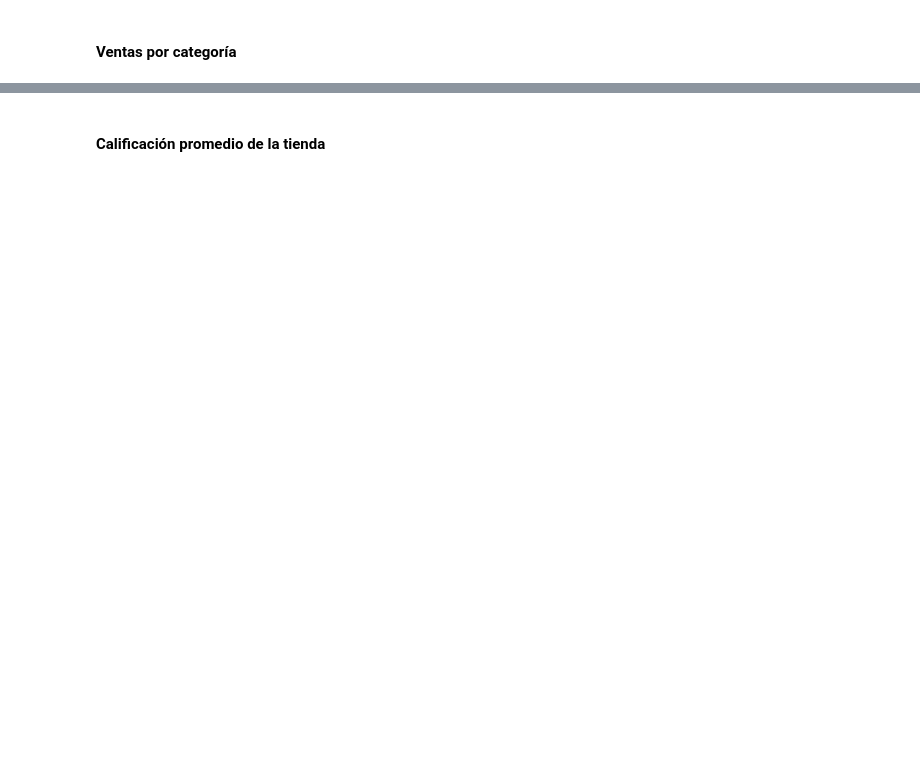
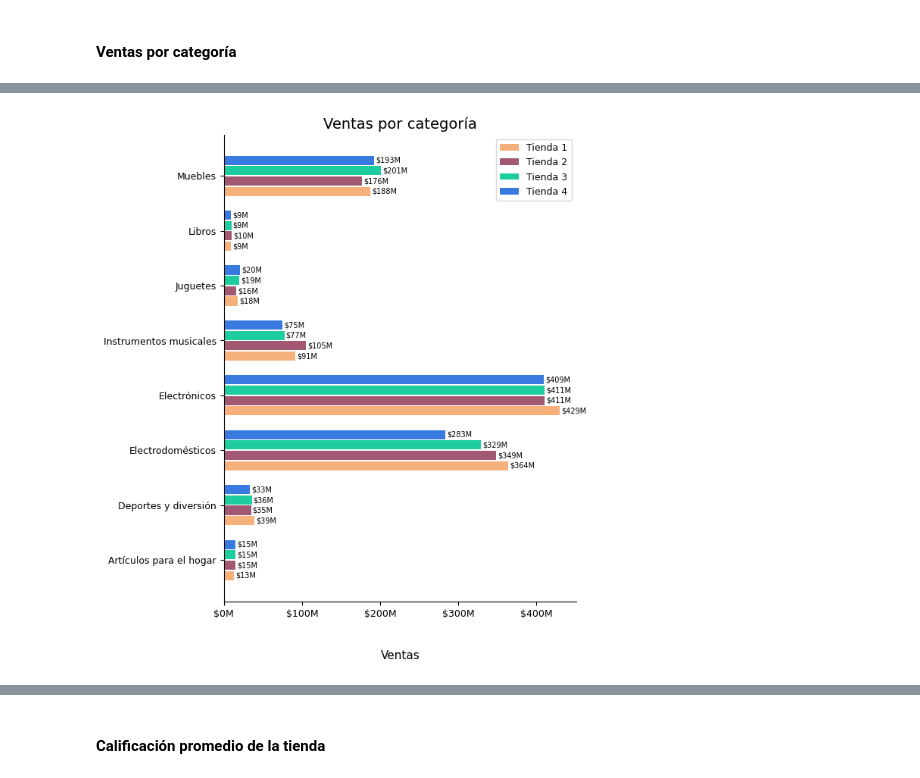
Before and after one commit to ecordovag/challenge_alura_store, a Jupyter notebook: AluraStoreLatam.ipynb, the cells around one changed output, grey strips where cells are left out. Cells and saved outputs as stored; diff of their text form; code cells hidden in the pictures; blank space fills up the shorter version.

```diff
--- a/AluraStoreLatam.ipynb
+++ b/AluraStoreLatam.ipynb
@@ -375,11 +377,9 @@ El rango de ventas registradas de la Tienda 4 es de 2020-01-01 00:00:00 a 2023-0
 # %%
 # Creación de la columna año, mes y tienda en cada dataframe
 for nombre, df in tiendas_df.items():
-    df['Ano'] = df['Fecha de Compra'].dt.year
-    df['Mes'] = df['Fecha de Compra'].dt.month_name(locale='es_ES.UTF-8')
     df['Tienda'] = nombre
     print(f'{nombre}: ')
-    print(f'{df[["Ano", "Mes", "Tienda"]]}')
+    print(f'{df[ "Tienda"]}')
     print('  ')
 # %% [output]
 Tienda 1:
@@ -629,0 +668,5 @@ plt.show()
+# %%
+# Facturación total por categoría
+df_combinados_2 = df_combinados.copy()
+ventas_categoria = pd.pivot_table(df_combinados_2, values='Precio', index='Categoría del Producto', columns='Tienda', aggfunc='sum', fill_value=0)
+ventas_categoria.head()
@@ -629,0 +681,42 @@ plt.show()
+# %%
+# Gráfica de ventas por categoría
+
+categorias = ventas_categoria.index
+tiendas = ventas_categoria.columns
+num_tiendas = len(tiendas)
+y = np.arange(len(categorias))*3
+
+ancho_barra = 0.5
+espacio = np.linspace(-ancho_barra*1.7, ancho_barra*1.7, num_tiendas)
+
+# Colores a usar en las gráficas
+colores = ['#F6B17A', '#A25772', '#1DCD9F', '#387ADF']
+
+fig, ax = plt.subplots(figsize = (6,8))
+
+for i, t, color in zip(range(0,4),tiendas, colores):
+
+    posicion_y = y+espacio[i]
+
+    # Generacíon de las barras
+    ax.barh(posicion_y, ventas_categoria[t], height = ancho_barra, label = t, color=color)
+
+    # Agregar etiquetas
+    for j, venta in enumerate(ventas_categoria[t]):
+        venta_formateada = millones(venta)
+        ax.text(venta+2_000_000, posicion_y[j], f'{venta_formateada}', va='center', fontsize=7)
+
+
+ax.set_yticks(y)
+ax.set_yticklabels(categorias, fontsize=9)
+ax.xaxis.set_major_formatter(FuncFormatter(millones))
+ax.set_xlabel('Ventas', labelpad=30, fontsize=11)
+ax.tick_params(axis='x', labelsize=9)
+ax.set_title('Ventas por categoría', fontsize=14)
+ax.legend(fontsize=9)
+ax.spines[['right', 'top']].set_visible(False)
+
+plt.tight_layout
+plt.show()
+# %% [output]
+[figure, added]
```
Also changed, not shown: parts of 28 cells of this notebook.
